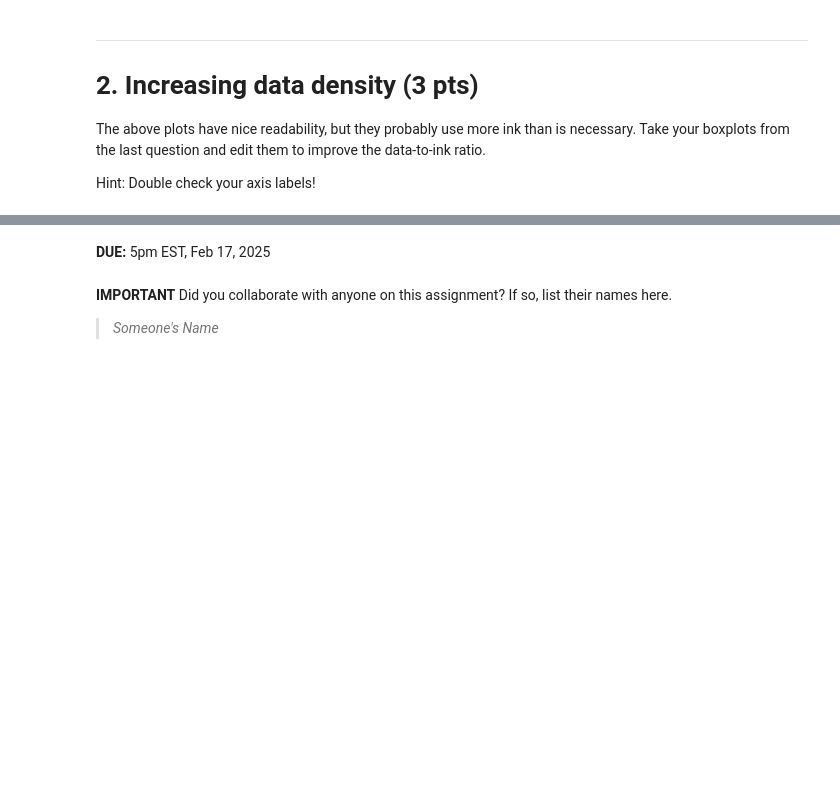
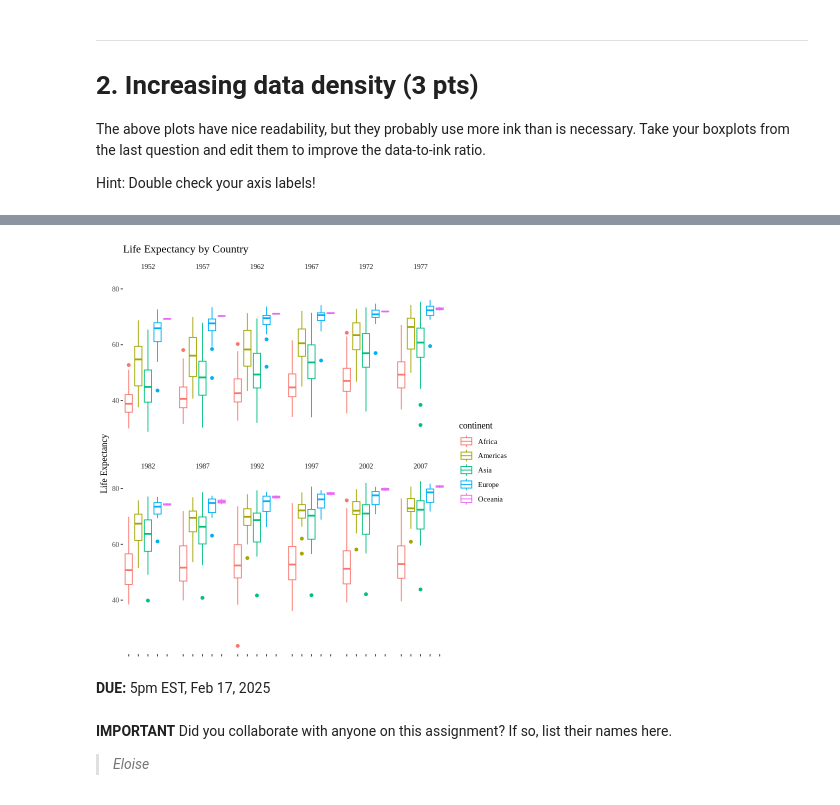
Before and after one commit to jialinli-21/Li_DSPN_S25, a Jupyter notebook: Exercise6.ipynb, the cells around one changed output, grey strips where cells are left out. Saved outputs shown, nothing was run; the diff lists cells and outputs as text; code cells hidden in the pictures; blank space fills up the shorter version.

```diff
--- a/Exercise6.ipynb
+++ b/Exercise6.ipynb
@@ -47,0 +80,15 @@ Hint: Double check your axis labels!
+# %%
+# INSERT CODE HERE
+install.packages("ggthemes")
+library(ggthemes)
+gapminder %>%
+  ggplot(aes(x = continent, y = lifeExp, color=continent)) +
+  geom_boxplot() +
+  facet_wrap(~ year, ncol = 6)+
+  labs(y = "Life Expectancy",
+       title = "Life Expectancy by Country",
+       fill= "continent")+
+  theme_tufte()+
+  theme(axis.text.x = element_blank(),
+        axis.title.x = element_blank())
+# %% [output]
@@ -48,5 +97,6 @@ Hint: Double check your axis labels!
+[figure, added]
 # %% [markdown]
 **DUE:** 5pm EST, Feb 17, 2025
 # %% [markdown]
 **IMPORTANT** Did you collaborate with anyone on this assignment? If so, list their names here.
-> *Someone's Name*
+> *Eloise*
```
Also changed, not shown: parts of 9 cells of this notebook.
